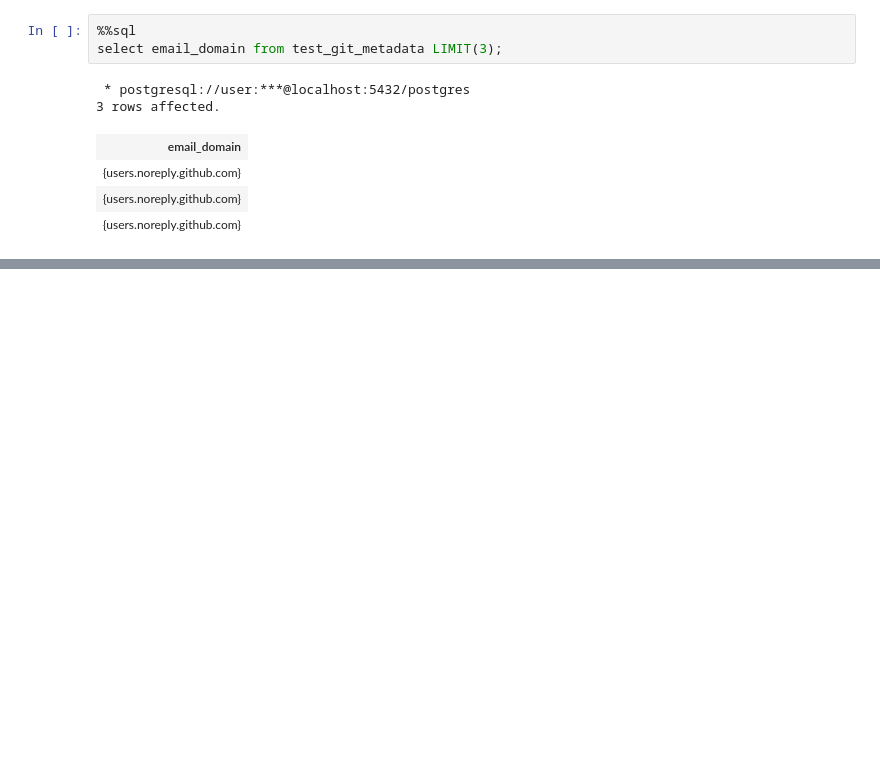
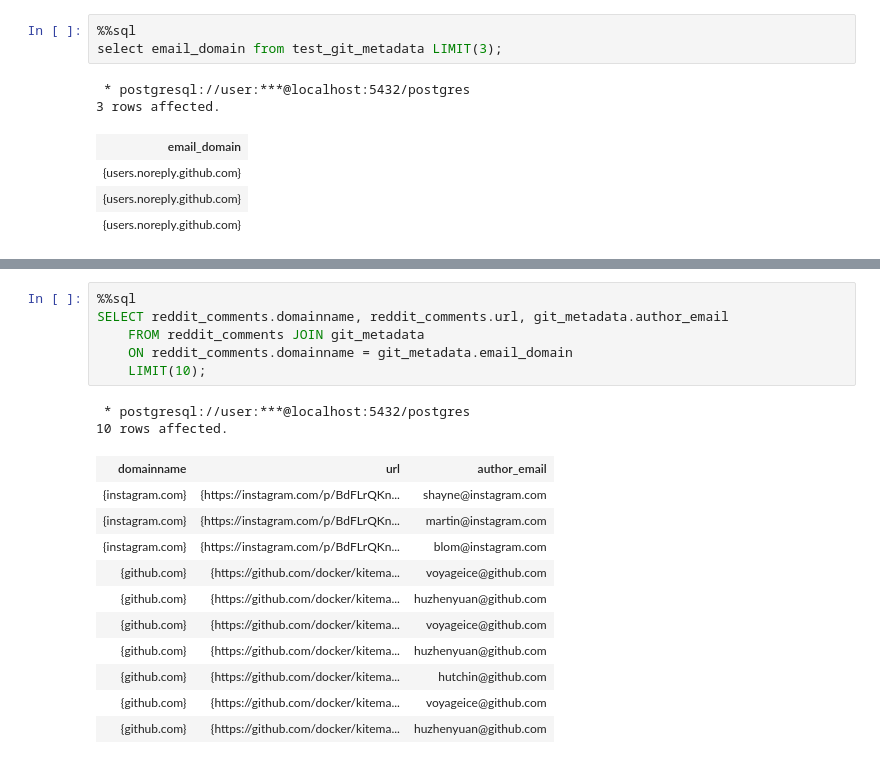
Before and after one commit to dentropy/udacity-capstone, a Jupyter notebook: sql_practice.ipynb, the cells around one changed output, grey strips where cells are left out. Saved outputs shown, nothing was run; the diff lists cells and outputs as text; blank space fills up the shorter version.

Commit message:
The JOIN WORKS between the git and reddit datasets

```diff
--- a/sql_practice.ipynb
+++ b/sql_practice.ipynb
@@ -227,0 +260,20 @@ select email_domain from test_git_metadata LIMIT(3);
+# %%
+%%sql
+SELECT reddit_comments.domainname, reddit_comments.url, git_metadata.author_email
+    FROM reddit_comments JOIN git_metadata
+    ON reddit_comments.domainname = git_metadata.email_domain
+    LIMIT(10);
+# %% [output]
+ * postgresql://user:***@localhost:5432/postgres
+10 rows affected.
+| domainname | url | author_email |
+| {instagram.com} | {https://instagram.com/p/BdFLrQKn... | shayne@instagram.com |
+| {instagram.com} | {https://instagram.com/p/BdFLrQKn... | martin@instagram.com |
+| {instagram.com} | {https://instagram.com/p/BdFLrQKn... | blom@instagram.com |
+| {github.com} | {https://github.com/docker/kitema... | voyageice@github.com |
+| {github.com} | {https://github.com/docker/kitema... | huzhenyuan@github.com |
+| {github.com} | {https://github.com/docker/kitema... | voyageice@github.com |
+| {github.com} | {https://github.com/docker/kitema... | huzhenyuan@github.com |
+| {github.com} | {https://github.com/docker/kitema... | hutchin@github.com |
+| {github.com} | {https://github.com/docker/kitema... | voyageice@github.com |
+| {github.com} | {https://github.com/docker/kitema... | huzhenyuan@github.com |
```
Also changed, not shown: parts of 9 cells of this notebook, 1 other file.
